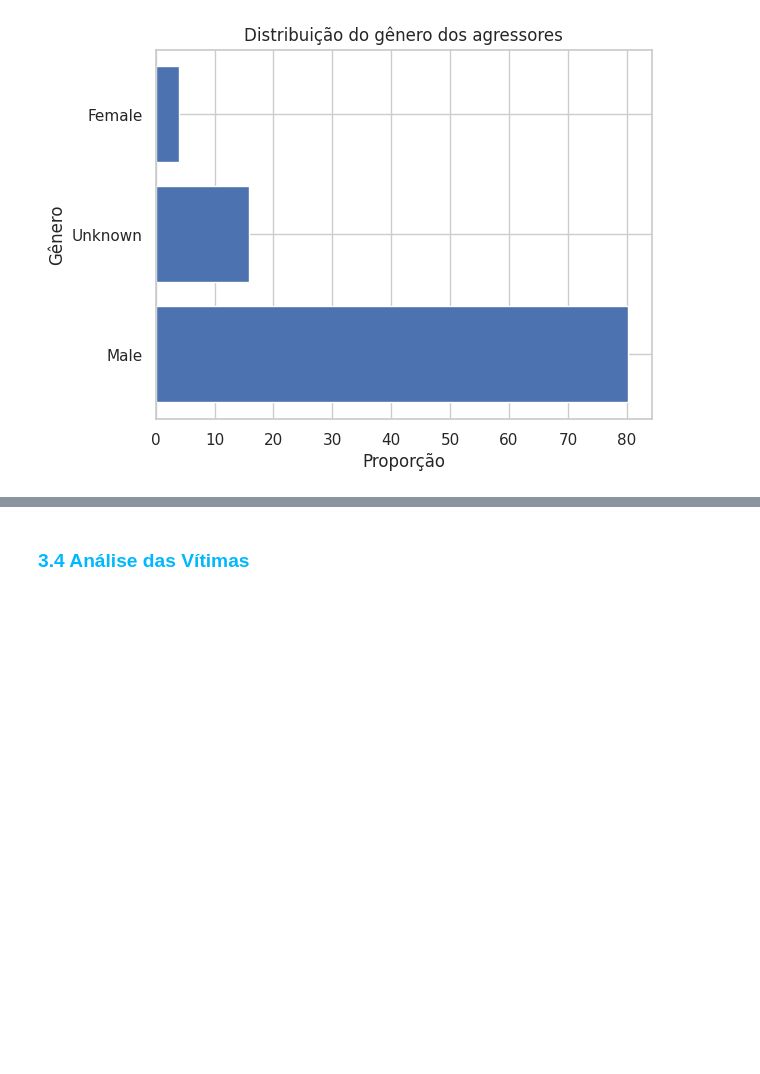
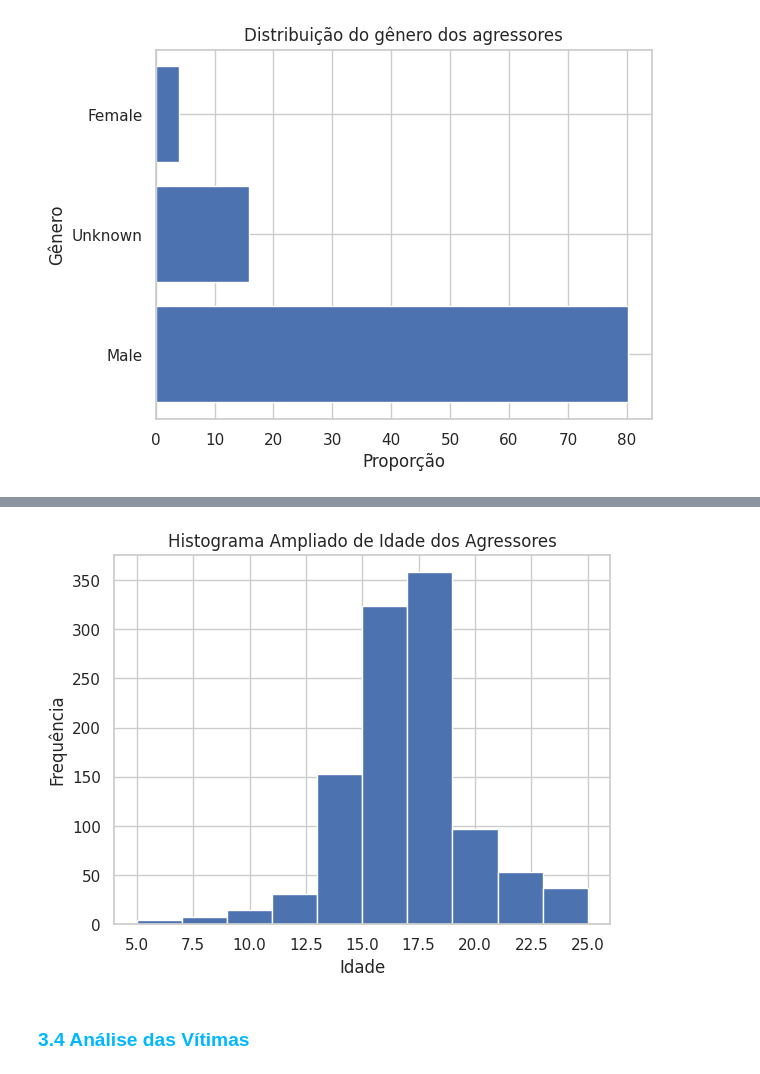
Before and after one commit to mariliabrito/gunviolence, a Jupyter notebook: Violência_Escolar.ipynb, the cells around one changed output, grey strips where cells are left out. Drawn from its saved outputs; the diff is of its cells as text; code cells hidden in the pictures; blank space fills up the shorter version.

```diff
--- a/Violência_Escolar.ipynb
+++ b/Violência_Escolar.ipynb
@@ -997,3 +1048,20 @@ plt.show()
+# %%
+# Gerando um histograma da coluna "age" do DataFrame com intervalo entre 5 e 25
+df_incid['age'].hist(range=(5, 25))
+
+# título ao histograma
+plt.title('Histograma Ampliado de Idade dos Agressores')
+
+# rótulo ao eixo x do histograma
+plt.xlabel('Idade')
+
+# rótulo ao eixo y do histograma
+plt.ylabel('Frequência')
+
+# Exibe
+plt.show()
+# %% [output]
+[figure, added]
 # %% [markdown]
 ### <font color ="#00b8ff">3.4 Análise das Vítimas</font>
 # %% [markdown]
```
Also changed, not shown: parts of 6 cells of this notebook.
